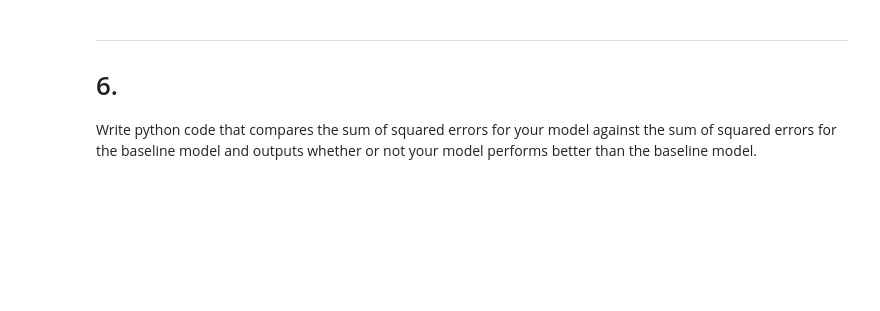
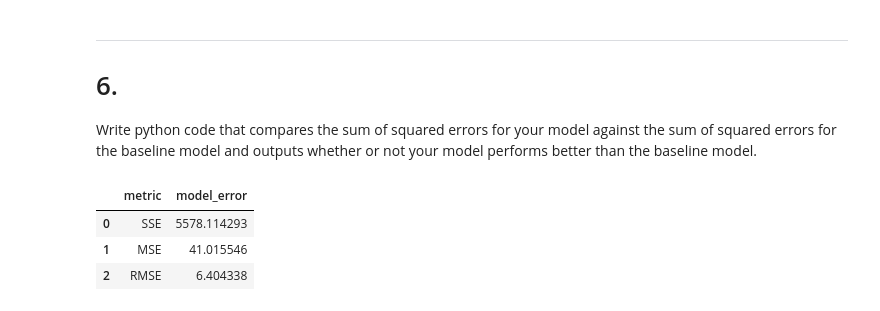
Before and after one commit to VelasquezAlejandro044/regression-exercises, a Jupyter notebook: evaluate.ipynb, the cells around one changed output. Saved outputs shown, nothing was run; the diff lists cells and outputs as text; code cells hidden in the pictures; blank space fills up the shorter version.

```diff
--- a/evaluate.ipynb
+++ b/evaluate.ipynb
@@ -288,0 +302,7 @@ Write python code that compares the sum of squared errors for your model against
+# %%
+train_eval
+# %% [output]
+|  | metric | model_error |
+| 0 | SSE | 5578.114293 |
+| 1 | MSE | 41.015546 |
+| 2 | RMSE | 6.404338 |
```
Also changed, not shown: parts of 15 cells of this notebook, 2 other files.
